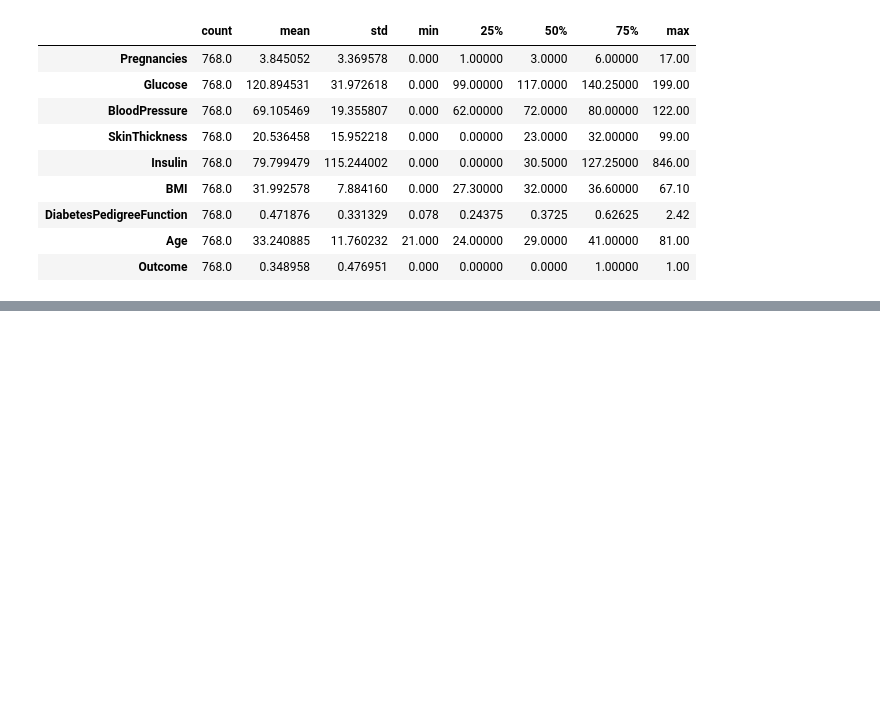
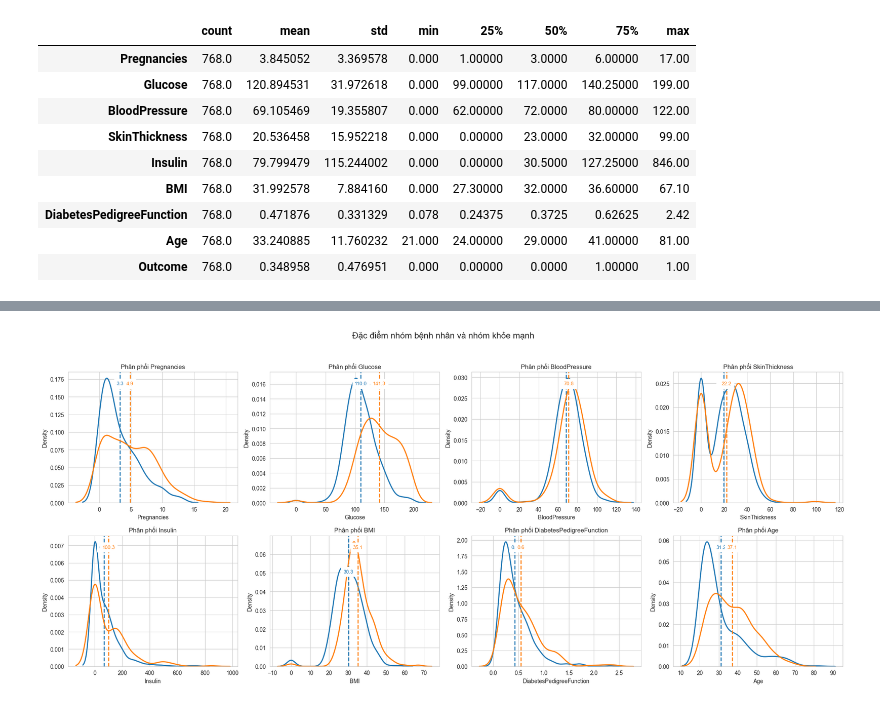
Before and after one commit to LeQuocBinh25/ThucHanh-TTNT, a Jupyter notebook: index.ipynb, the cells around one changed output, grey strips where cells are left out. Saved outputs shown, nothing was run; the diff lists cells and outputs as text; code cells hidden in the pictures; blank space fills up the shorter version.

Commit message:
TH06/Chương 4/Phân tích theo biến mục tiêu và theo nhóm tuổi

```diff
--- a/index.ipynb
+++ b/index.ipynb
@@ -264,0 +265,62 @@ plt.show()
+# %%
+import pandas as pd
+import seaborn as sns
+import matplotlib.pyplot as plt
+
+# Load dữ liệu
+columns = ['Pregnancies','Glucose','BloodPressure','SkinThickness',
+           'Insulin','BMI','DiabetesPedigreeFunction','Age','Outcome']
+df = pd.read_csv('pima-indians-diabetes.csv', names=columns)
+
+# Map label
+df['Group'] = df['Outcome'].map({0: 'Không mắc', 1: 'Mắc'})
+
+features = ['Pregnancies','Glucose','BloodPressure','SkinThickness',
+            'Insulin','BMI','DiabetesPedigreeFunction','Age']
+
+sns.set_style("whitegrid")
+
+fig, axes = plt.subplots(2, 4, figsize=(20, 9))
+axes = axes.flatten()
+
+colors = ['#1f77b4', '#ff7f0e']
+
+for i, col in enumerate(features):
+    ax = axes[i]
+
+
+    for group, color in zip(['Không mắc', 'Mắc'], colors):
+        subset = df[df['Group'] == group]
+
+        sns.kdeplot(data=subset,
+                    x=col,
+                    fill=False,
+                    linewidth=2,
+                    color=color,
+                    ax=ax)
+
+        # Mean line
+        mean_val = subset[col].mean()
+        ax.axvline(mean_val,
+                   color=color,
+                   linestyle='--',
+                   linewidth=1.8)
+
+        # Text mean
+        ax.text(mean_val,
+                ax.get_ylim()[1]*0.9,
+                f"{mean_val:.1f}",
+                color=color,
+                fontsize=9,
+                ha='center',
+                backgroundcolor='white')
+
+    ax.set_title(f'Phân phối {col}', fontsize=11)
+    ax.set_xlabel(col)
+    ax.set_ylabel('Density')
+
+plt.suptitle('Đặc điểm nhóm bệnh nhân và nhóm khỏe mạnh', fontsize=15)
+plt.tight_layout(rect=[0, 0, 1, 0.95])
+plt.show()
+# %% [output]
+[figure, added]
```
Also changed, not shown: parts of 7 cells of this notebook.
